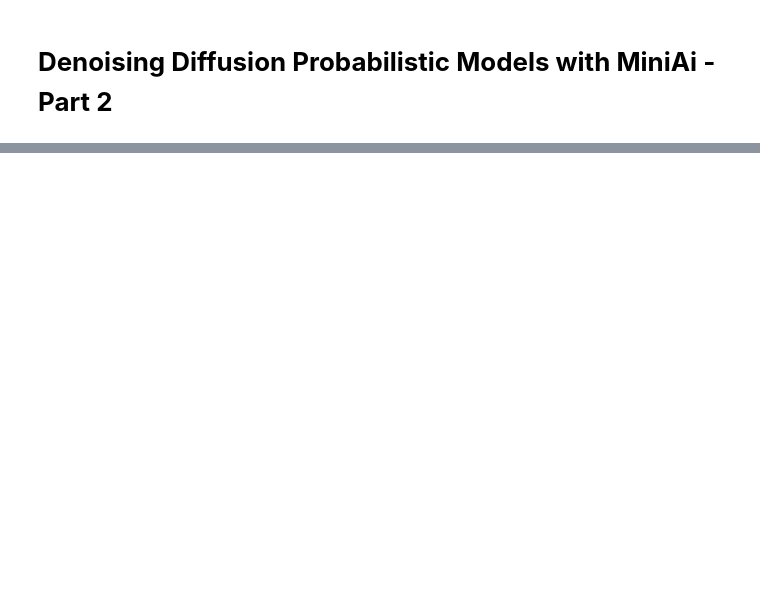
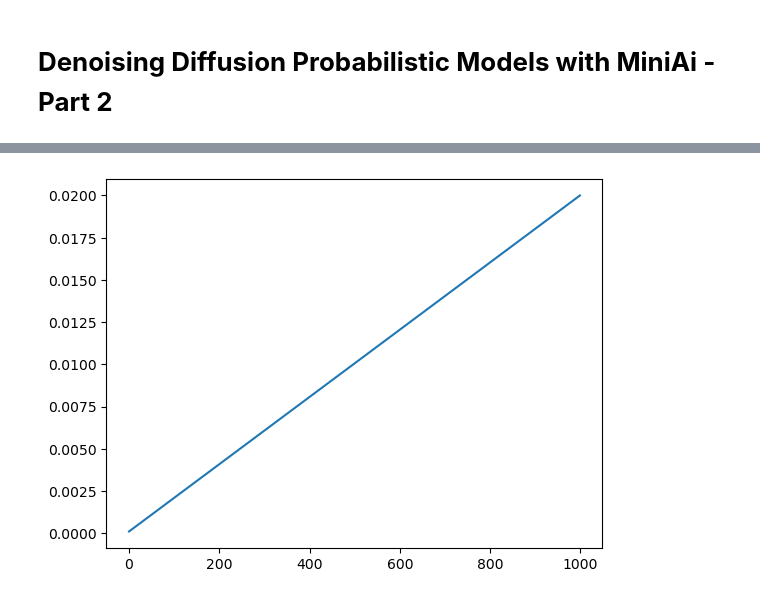
Before and after one commit to bachaudhry/FastAI-22-23, a Jupyter notebook: course_part_2/16_DDPM_v2.ipynb, the cells around one changed output, grey strips where cells are left out. Saved outputs shown, nothing was run; the diff lists cells and outputs as text; code cells hidden in the pictures; blank space fills up the shorter version.

```diff
--- a/course_part_2/16_DDPM_v2.ipynb
+++ b/course_part_2/16_DDPM_v2.ipynb
@@ -37,0 +67,4 @@ warnings.filterwarnings('ignore')
+# %%
+plt.plot(beta);
+# %% [output]
+[figure, added]
```
Also changed, not shown: parts of 11 cells of this notebook.
